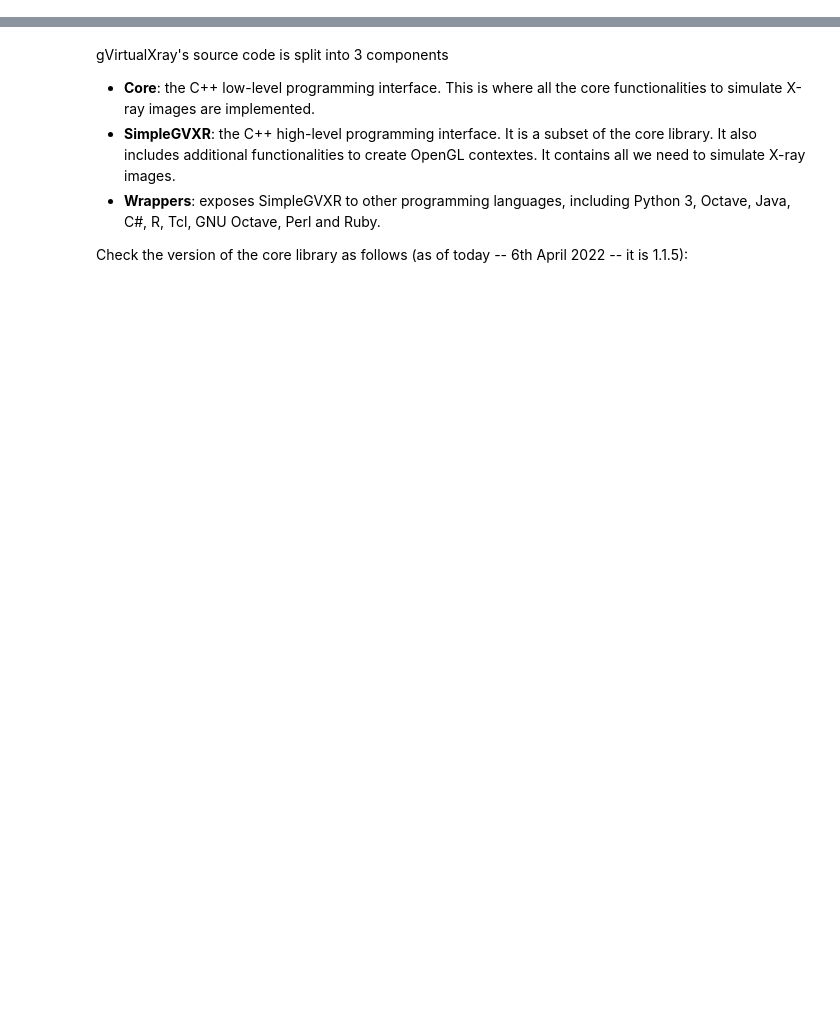
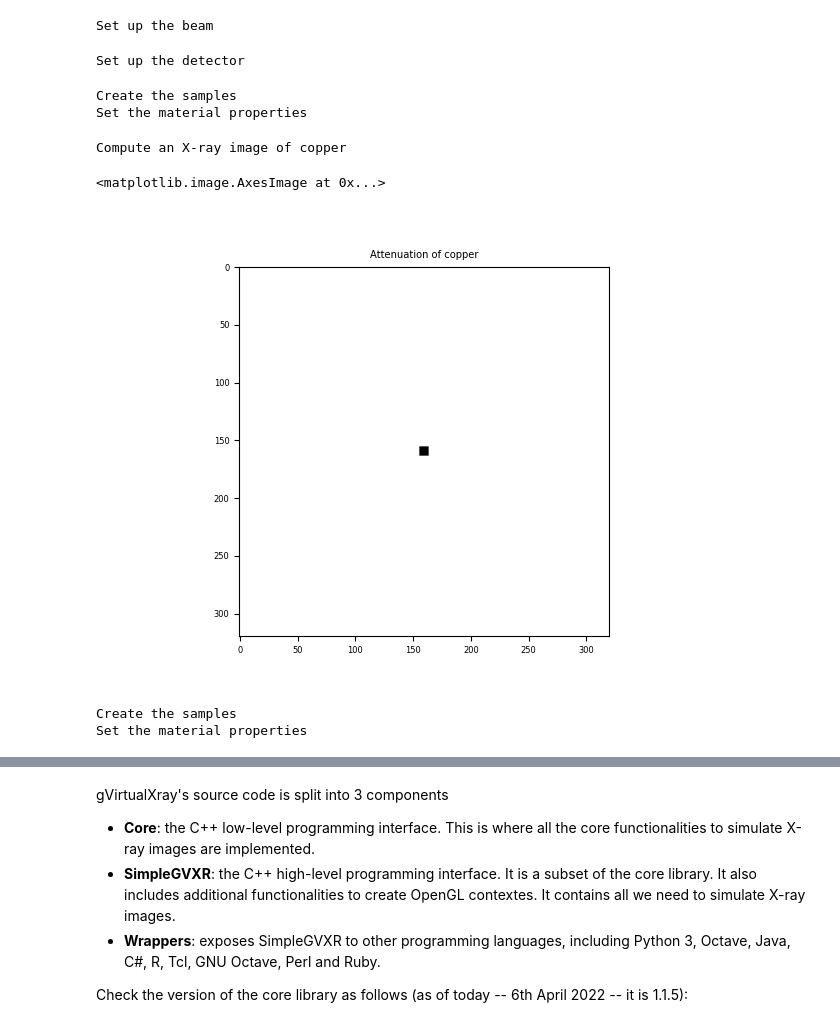
Before and after one commit to effepivi/gvxr-demos, a Jupyter notebook: training-course/01-import_gvxr.ipynb, the cells around one changed output, grey strips where cells are left out. Cells and saved outputs as stored; diff of their text form; code cells hidden in the pictures; blank space fills up the shorter version.

```diff
--- a/training-course/01-import_gvxr.ipynb
+++ b/training-course/01-import_gvxr.ipynb
@@ -0,0 +278,70 @@
+# %%
+# Set up the beam
+print("Set up the beam")
+gvxr.setSourcePosition(-150.0,  0.0, 0.0, "cm");
+gvxr.usePointSource();
+#gvxr.useParallelBeam();
+
+# 500 phothons of 100 keV per ray
+gvxr.setMonoChromatic(100, "keV", 500);
+# %% [output]
+Set up the beam
+# %%
+# Set up the detector
+print("Set up the detector");
+gvxr.setDetectorPosition(30.0, 0.0, 0.0, "cm");
+gvxr.setDetectorUpVector(0, 0, -1);
+gvxr.setDetectorNumberOfPixels(320, 320);
+gvxr.setDetectorPixelSize(1.5, 1.5, "mm");
+# %% [output]
+Set up the detector
+# %%
+# Create the copper cube
+print("Create the samples");
+gvxr.removePolygonMeshesFromSceneGraph()
+gvxr.makeCube("copper", X_Cu, "cm");
+
+print("Set the material properties");
+gvxr.setElement("copper", "Cu");
+# %% [output]
+Create the samples
+Set the material properties
+# %%
+# Compute an X-ray image
+print("Compute an X-ray image of copper");
+gvxr.removePolygonMeshesFromXRayRenderer();
+gvxr.addPolygonMeshAsInnerSurface("copper");
+
+# # Get the image (energy fluence)
+# x_ray_image_copper = np.array(gvxr.computeXRayImage());
+
+# # Convert the image from MeV into keV
+# x_ray_image_copper /= gvxr.getUnitOfEnergy("MeV")
+
+# # Get the number of photons rather than the energy fluence
+# x_ray_image_copper /= 100 * gvxr.getUnitOfEnergy("keV")
+
+# Get the image (number of photons)
+x_ray_image_copper = np.array(gvxr.computeXRayImage(False));
+# %% [output]
+Compute an X-ray image of copper
+# %%
+%matplotlib widget
+
+plt.figure()
+plt.title("Attenuation of copper")
+plt.imshow(x_ray_image_copper, cmap="gray")
+# %% [output]
+<matplotlib.image.AxesImage at 0x...>
+[figure, added]
+# %%
+# Create the water cube
+print("Create the samples");
+gvxr.makeCube("water", X_H2O, "cm");
+
+print("Set the material properties");
+gvxr.setCompound("water", "H2O");
+gvxr.setDensity("water", 1, "g.cm-3");
+# %% [output]
+Create the samples
+Set the material properties
```
Also changed, not shown: parts of 36 cells of this notebook, 1 other file.
